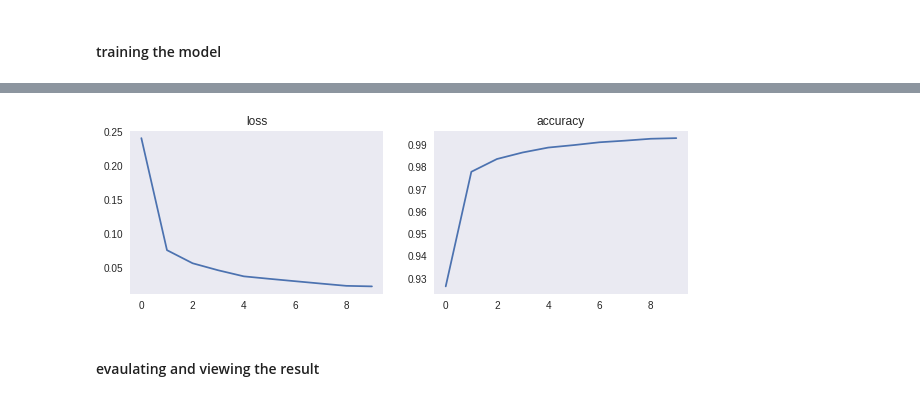
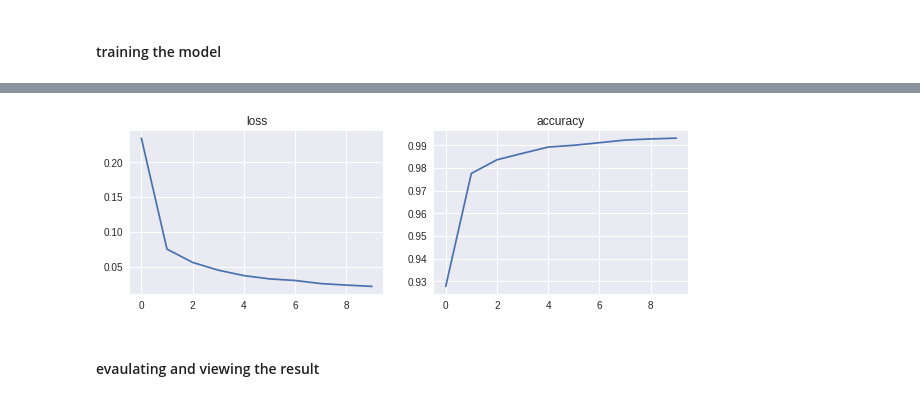
Before and after one commit to jahabdank/mnist-digit-classifiers, a Jupyter notebook: keras_mnist_digit_recognition.ipynb, the cells around one changed output, grey strips where cells are left out. Saved outputs shown, nothing was run; the diff lists cells and outputs as text; code cells hidden in the pictures.

```diff
--- a/keras_mnist_digit_recognition.ipynb
+++ b/keras_mnist_digit_recognition.ipynb
@@ -314,14 +370,12 @@ Epoch 10/10
 # %%
 fig, m_axs = plt.subplots(1, 2, figsize = (10, 3))
 
 m_axs[0].plot(history.epoch,history.history['loss'])
 m_axs[0].set_title('loss')
-m_axs[0].grid(False)
 m_axs[1].plot(history.epoch,history.history['acc'])
 m_axs[1].set_title('accuracy');
-m_axs[1].grid(False)
 # %% [output]
-[figure, old version]
+[figure, new version]
 # %% [markdown]
 #### evaulating and viewing the result
 # %%
```
Also changed, not shown: parts of 39 cells of this notebook.
